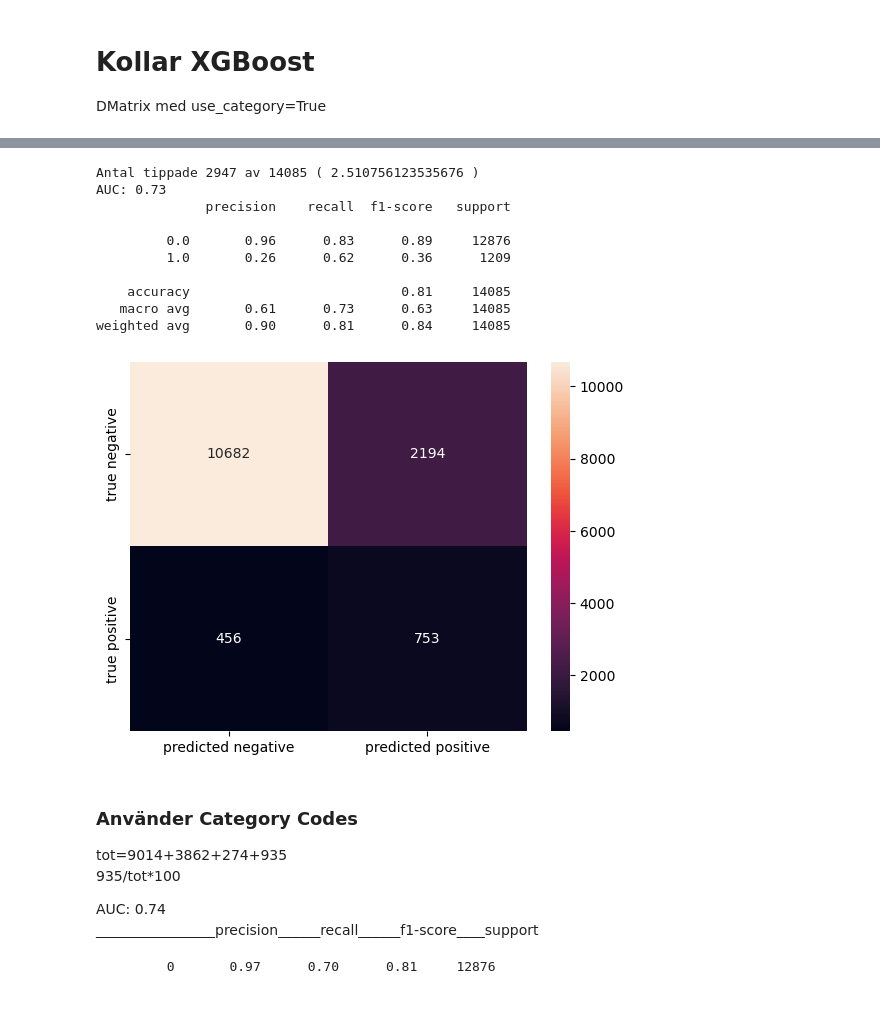
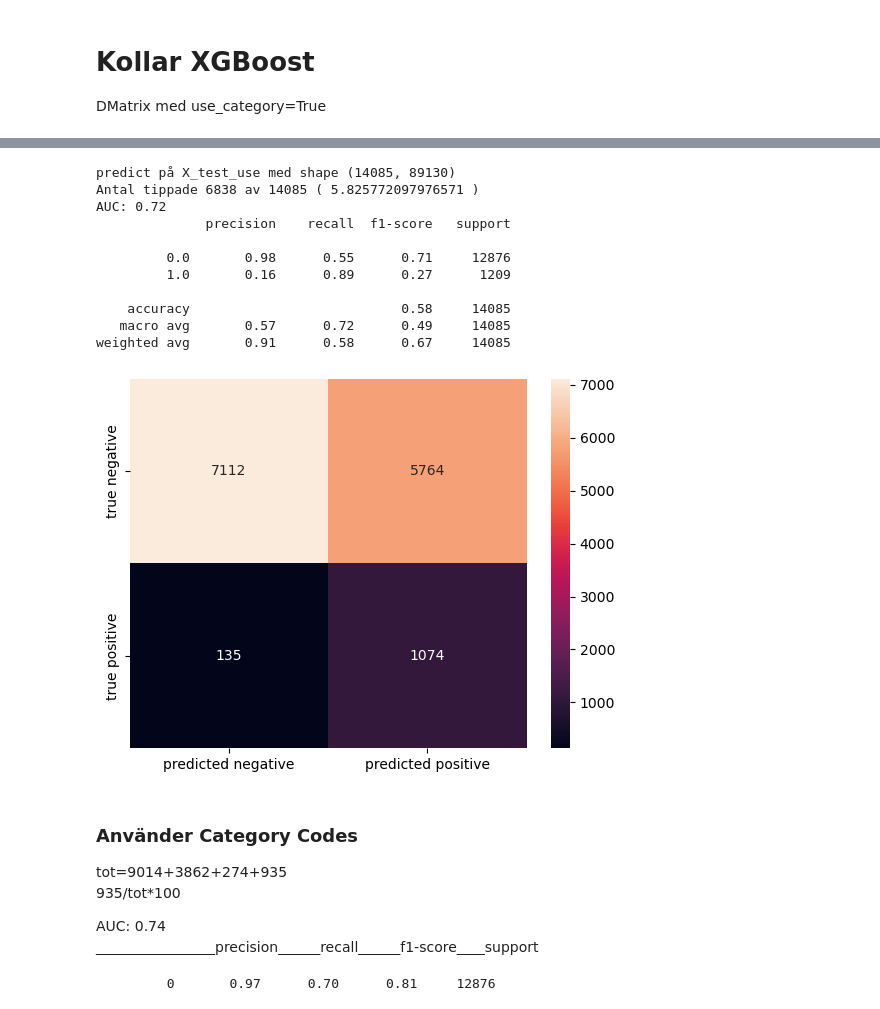
Before and after one commit to carokanns/Trav, a Jupyter notebook: spel/v75_tester/test.ipynb, the cells around one changed output, grey strips where cells are left out. Cells and saved outputs as stored; diff of their text form; code cells hidden in the pictures.

Commit message:
XGB med One-Hot-Encoders var inte bra.

```diff
--- a/spel/v75_tester/test.ipynb
+++ b/spel/v75_tester/test.ipynb
@@ -128,0 +138,10 @@ XGBClassifier(base_score=0.5, booster='gbtree', callbacks=None,
+# %%
+
+# Använd encoder.fit_transform() för att omvandla kategoriska variabler i df_train till en sparse matrix
+# if ohe:
+#     X_train_use = encoder.fit_transform(X_train)
+# else:
+#     X_train_use = X_train
+
+print(f'tränar på X_train_use med shape {X_train_use.shape}')
+model.fit(X_train_use, y_train, verbose=True)
@@ -133,9 +177,15 @@ from sklearn.metrics import precision_score, recall_score
 from sklearn.metrics import confusion_matrix
 from sklearn.metrics import accuracy_score
 
-lim=0.57
+lim=0.5   #0.57
 
-y_pred = (model.predict_proba(X_test)[:, 1] > lim)
+if ohe:
+    X_test_use = encoder.transform(X_test)
+else:
+    X_test_use = X_test
+
+print(f'predict på X_test_use med shape {X_test_use.shape}')
+y_pred = (model.predict_proba(X_test_use)[:, 1] > lim)
 y_pred = y_pred.astype(int)
 print('Antal tippade', np.sum(y_pred), 'av', len(y_pred),   '(', np.sum(y_pred)/len(y_pred)*12, ')')
 # Beräkna konfusionsmatris
@@ -148,41 +198,42 @@ import seaborn as sns
 # Skapa en värmevägskarta av konfusionsmatrisen
 sns.heatmap(confusion_matrix, annot=True, fmt='d',
             xticklabels=['predicted negative', 'predicted positive'],
             yticklabels=['true negative', 'true positive'])
 
 # Beräkna precision och recall
 # precision = precision_score(y_test, y_pred)
 # recall = recall_score(y_test, y_pred)
 # print(f'Precision: {precision:.2f}')
 # print(f'Recall: {recall:.2f}')
 
 # from sklearn.metrics import f1_score
 # # Beräkna F1-score
 # f1 = f1_score(y_test, y_pred)
 # print(f'F1-score: {f1:.2f}')
 
 from sklearn.metrics import roc_auc_score
 # Mät AUC för y_pred
 auc = roc_auc_score(y_test, y_pred)
 
 # Skriv ut AUC
 print(f'AUC: {auc:.2f}')
 
 
 # Skriv ut en rapport med AUC och andra prestandametriker
 print(classification_report(y_test, y_pred))
 # %% [output]
-Antal tippade 2947 av 14085 ( 2.510756123535676 )
-AUC: 0.73
+predict på X_test_use med shape (14085, 89130)
+Antal tippade 6838 av 14085 ( 5.825772097976571 )
+AUC: 0.72
               precision    recall  f1-score   support
 
-         0.0       0.96      0.83      0.89     12876
-         1.0       0.26      0.62      0.36      1209
+         0.0       0.98      0.55      0.71     12876
+         1.0       0.16      0.89      0.27      1209
 
-    accuracy                           0.81     14085
-   macro avg       0.61      0.73      0.63     14085
-weighted avg       0.90      0.81      0.84     14085
+    accuracy                           0.58     14085
+   macro avg       0.57      0.72      0.49     14085
+weighted avg       0.91      0.58      0.67     14085
-[figure, old version]
+[figure, new version]
 # %% [markdown]
 ### Använder Category Codes
 tot=9014+3862+274+935
```
Also changed, not shown: parts of 3 cells of this notebook, 6 other files.
